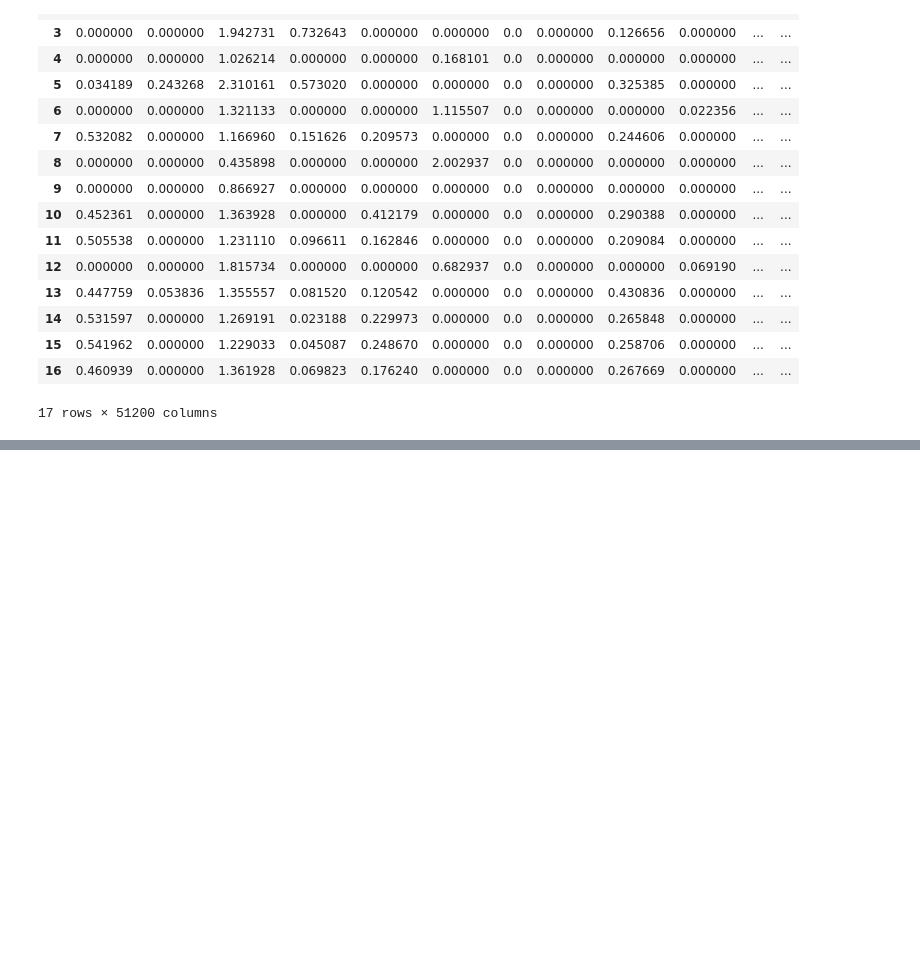
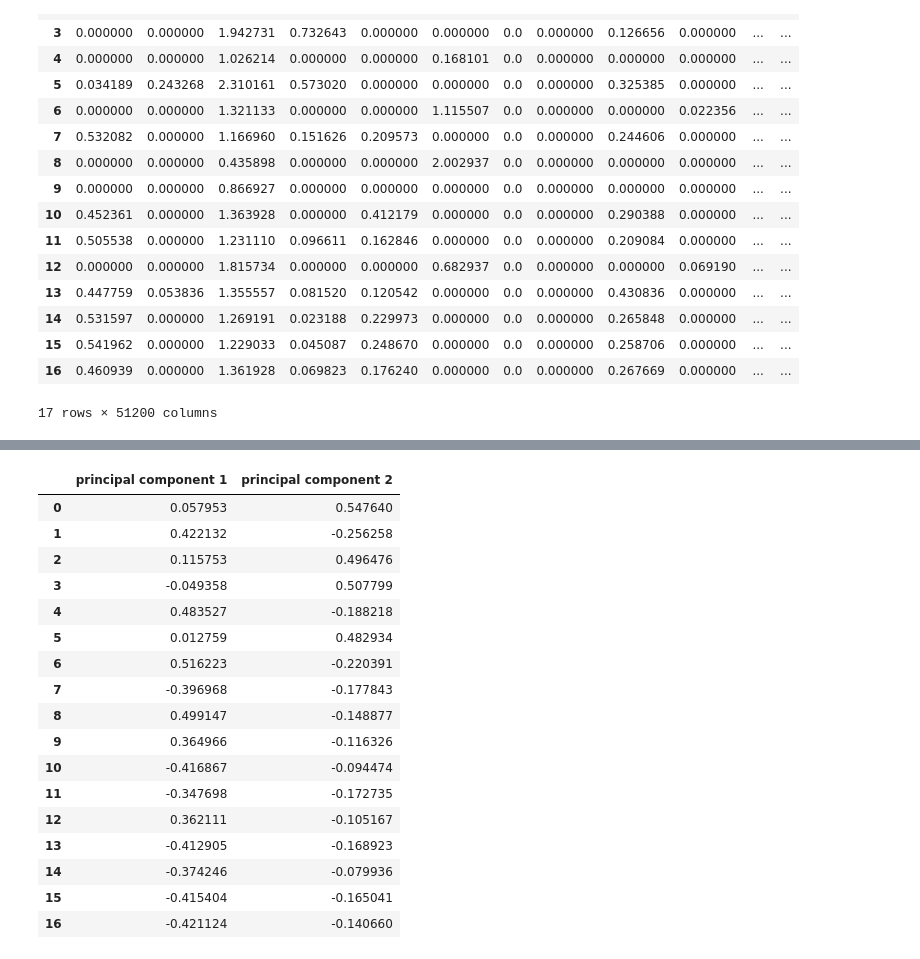
Before and after one commit to jimmyjoy43/Insight_project, a Jupyter notebook: feature_extractor_colabwithlocal.ipynb, the cells around one changed output, grey strips where cells are left out. Drawn from its saved outputs; the diff is of its cells as text; code cells hidden in the pictures; blank space fills up the shorter version.

```diff
--- a/feature_extractor_colabwithlocal.ipynb
+++ b/feature_extractor_colabwithlocal.ipynb
@@ -279,0 +296,29 @@ metrics.silhouette_score(INV3_feature_list_np, labels, metric='euclidean')
+# %%
+from sklearn.decomposition import PCA
+
+
+pca = PCA(n_components=2)
+principalComponents = pca.fit_transform(INV3_feature_list_np_norm)
+principalDf = pd.DataFrame(data = principalComponents
+             , columns = ['principal component 1', 'principal component 2'])
+
+principalDf
+# %% [output]
+|  | principal component 1 | principal component 2 |
+| 0 | 0.057953 | 0.547640 |
+| 1 | 0.422132 | -0.256258 |
+| 2 | 0.115753 | 0.496476 |
+| 3 | -0.049358 | 0.507799 |
+| 4 | 0.483527 | -0.188218 |
+| 5 | 0.012759 | 0.482934 |
+| 6 | 0.516223 | -0.220391 |
+| 7 | -0.396968 | -0.177843 |
+| 8 | 0.499147 | -0.148877 |
+| 9 | 0.364966 | -0.116326 |
+| 10 | -0.416867 | -0.094474 |
+| 11 | -0.347698 | -0.172735 |
+| 12 | 0.362111 | -0.105167 |
+| 13 | -0.412905 | -0.168923 |
+| 14 | -0.374246 | -0.079936 |
+| 15 | -0.415404 | -0.165041 |
+| 16 | -0.421124 | -0.140660 |
```
Also changed, not shown: parts of 4 cells of this notebook.
